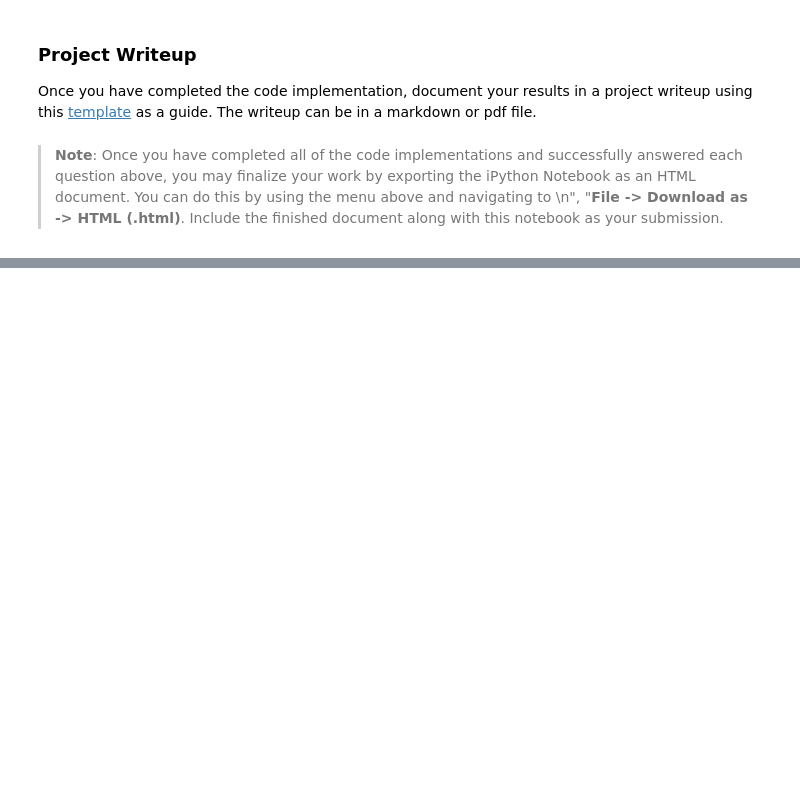
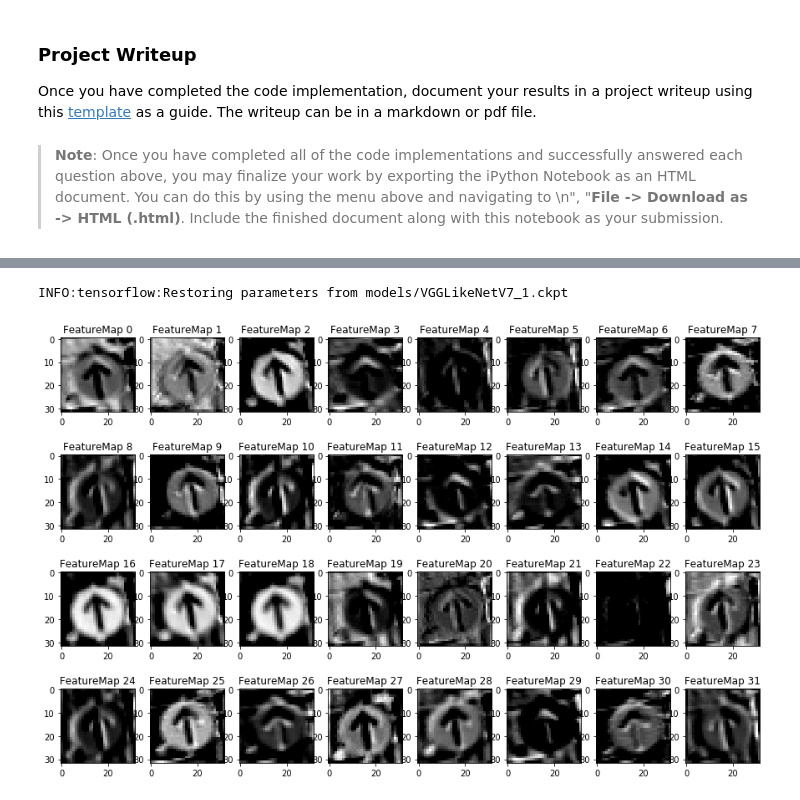
Before and after one commit to marcomarasca/SDCND-Traffic-Sign-Classifier, a Jupyter notebook: Traffic_Sign_Classifier.ipynb, the cells around one changed output, grey strips where cells are left out. Saved outputs shown, nothing was run; the diff lists cells and outputs as text; code cells hidden in the pictures; blank space fills up the shorter version.

Commit message:
Cleanup and more experiments

```diff
--- a/Traffic_Sign_Classifier.ipynb
+++ b/Traffic_Sign_Classifier.ipynb
@@ -1515,5 +1209,0 @@ Loss, Accuracy: (0.097 / 0.190 / 0.169), (1.000 / 0.981 / 0.981)
-# %%
-for i, result in enumerate(results):
-    res_model, res_train_log, res_valid_log, res_test_loss, res_test_acc = result
-    res_params = experiments[i]
-    plot_results(res_model, res_params, res_train_log, res_valid_log, res_test_loss, res_test_acc)
@@ -1643,3 +1459,30 @@ Looking just at the first row we get `[ 0.34763842,  0.24879643,  0.12789202]`,
+# %%
+### Print out the top five softmax probabilities for the predictions on the German traffic sign images found on the web.
+### Feel free to use as many code cells as needed.
+
+def compute_top_k(prob):
+    with tf.Session() as sess:
+        return sess.run(tf.nn.top_k(prob, k = 5))
+
+# prob was computed in the previous cell for the predictions
+top_k = compute_top_k(prob)
+
+for i, img in enumerate(X_ext):
+    indices = top_k.indices[i]
+    values = top_k.values[i]
+
+    plt.figure()
+    plt.xticks([])
+    plt.yticks([])
+    plt.imshow(img)
+
+    for j, idx in indices:
+
+        sign = labels_map[idx][0]
+        sign_label = labels_map[idx][1]
+        sign_p = values[j]
+
+        print("Prediction: {} ({}), Confidence: {}".format(sign, sign_label, sign_p))
 # %% [markdown]
 ### Project Writeup
 
@@ -1695,3 +1538,13 @@ def outputFeatureMap(image_input, tf_activation, activation_min=-1, activation_m
             plt.imshow(activation[0,:,:, featuremap], interpolation="nearest", vmin=activation_min, cmap="gray")
         else:
             plt.imshow(activation[0,:,:, featuremap], interpolation="nearest", cmap="gray")
+# %%
+with tf.Session() as sess:
+    img = X_ext[0]
+    model_final.restore(params, sess)
+    x = model_final.features
+    for i, a in enumerate(model_final.activations[:1]):
+        outputFeatureMap([img], a[:, :, :, :48], activation_min=-1, activation_max=-1 , plt_num=i+1)
+# %% [output]
+INFO:tensorflow:Restoring parameters from models/VGGLikeNetV7_1.ckpt
+[figure, added]
```
Also changed, not shown: parts of 31 cells of this notebook, 6 other files.
